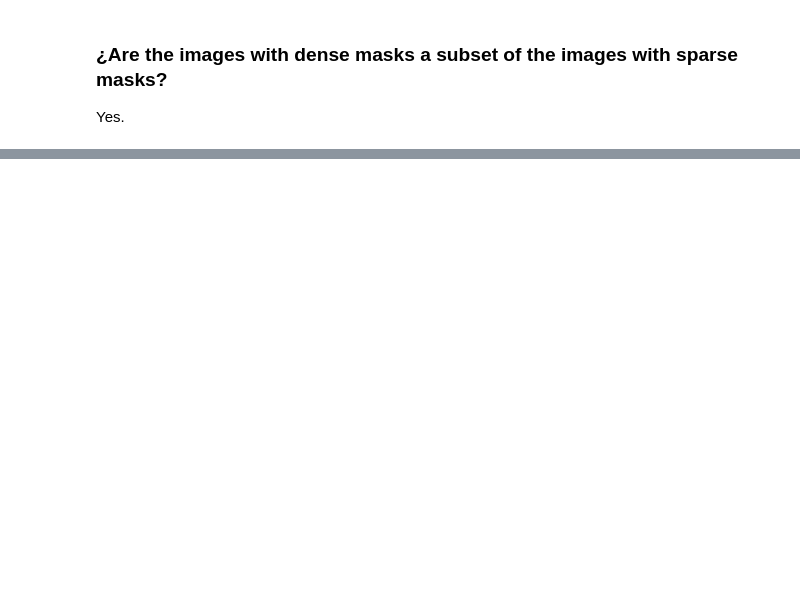
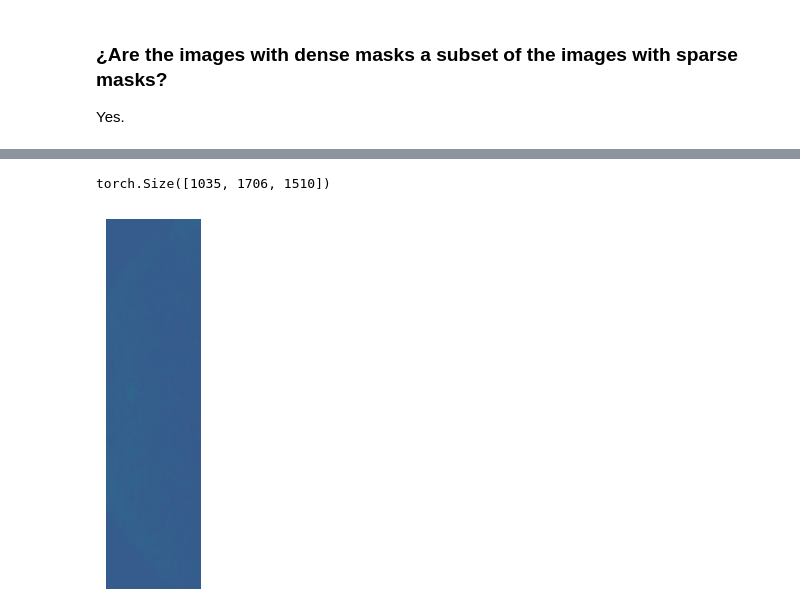
Before and after one commit to DavidFM43/blood-vessel-segmentation, a Jupyter notebook: edas/kidney_3.ipynb, the cells around one changed output, grey strips where cells are left out. Drawn from its saved outputs; the diff is of its cells as text; code cells hidden in the pictures; blank space fills up the shorter version.

```diff
--- a/edas/kidney_3.ipynb
+++ b/edas/kidney_3.ipynb
@@ -99,0 +139,80 @@ dice
+# %%
+ds = KidneyDataset(sparse_dir + "images/", sparse_dir + "labels/", sparse_msks_ids)
+dl = DataLoader(ds, batch_size=len(ds), shuffle=False)
+# %%
+x = next(iter(dl))
+# %%
+x.shape
+# %% [output]
+torch.Size([1035, 1706, 1510])
+# %%
+d_dim = 2
+if d_dim == 0:
+    x_tr = x.numpy().astype(np.uint16)
+else:
+    x_tr = x.transpose(0, d_dim).numpy().astype(np.uint16)
+
+
+for idx in range(0, len(x_tr), 20):
+    plt.title(f"Slice {idx + 1} of {len(x_tr)}")
+    plt.imshow(x_tr[idx])
+    plt.axis("off")
+    plt.show()
+    clear_output(wait=True)
+# %%
+def make_digonal_slice(shape=[100,120,150]):#D, H, W
+    D, H, W = shape
+
+    S = max(H,W)
+    L = min(H,W)
+    L = int(0.25*((L**2+L**2)**0.5))
+
+    x,y = np.arange(S), np.arange(S)
+
+    #diag = np.stack([np.arange(S),np.arange(S)]) #shape (2, 150)
+    #diagy = diag + np.stack([np.arange(S),np.zeros(S)])
+
+    coord1=[]
+    coord2=[]
+    for h in range(H):
+        xx = x
+        yy = y+h
+        valid = (yy>=0) & (yy<H) & (xx>=0) & (xx<W)
+        if valid.sum()>L:
+            yy1, xx1 =yy[valid], xx[valid]
+            coord1.append([yy1, xx1])
+
+            yy2 = yy1
+            xx2 = W-1-xx1#np.ascontiguousarray(xx1[::-1])
+            coord2.append([yy2, xx2])
+
+    for w in range(1,W):
+        xx = x+w
+        yy = y
+        valid = (yy>=0) & (yy<H) & (xx>=0) & (xx<W)
+        if valid.sum()>L:
+            yy1, xx1 =yy[valid], xx[valid]
+            coord1.append([yy1, xx1])
+
+            yy2 = yy1
+            xx2 = W-1-xx1
+            coord2.append([yy2, xx2])
+
+    coord = coord1+coord2
+    return coord
+
+
+x1 = x.transpose(0, 2).numpy().astype(np.uint16)
+D, H, W = x1.shape
+coord = make_digonal_slice(shape=[D, H, W])
+
+
+for idx in range(0, len(coord), 50):
+    idx_y, idx_x = coord[idx]
+    slice = x1[:, idx_y, idx_x]
+    plt.imshow(slice)
+    plt.axis("off")
+    plt.show()
+    clear_output(wait=True)
+# %% [output]
+[figure, added]
```
Also changed, not shown: parts of 11 cells of this notebook, 1 other file.
